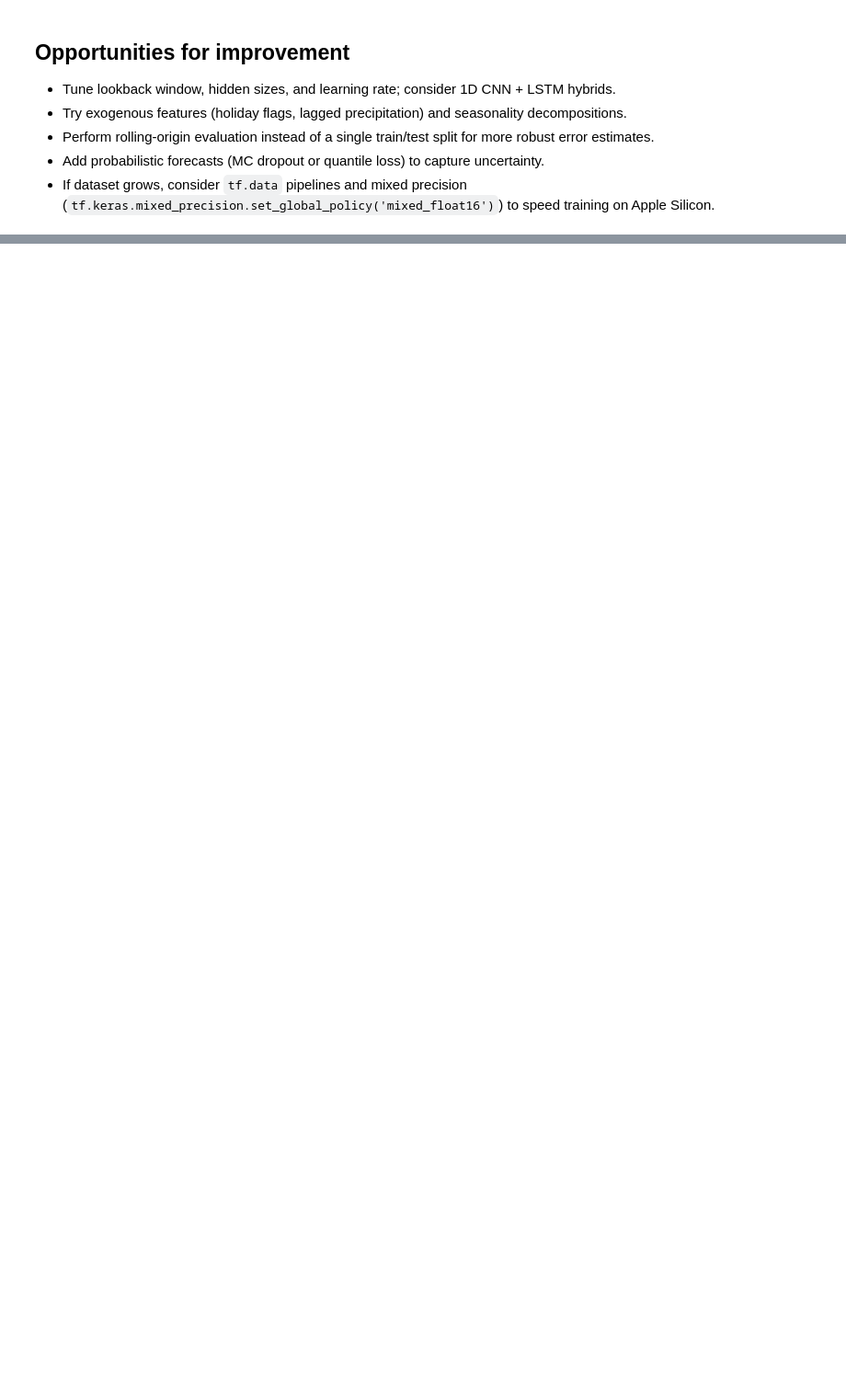
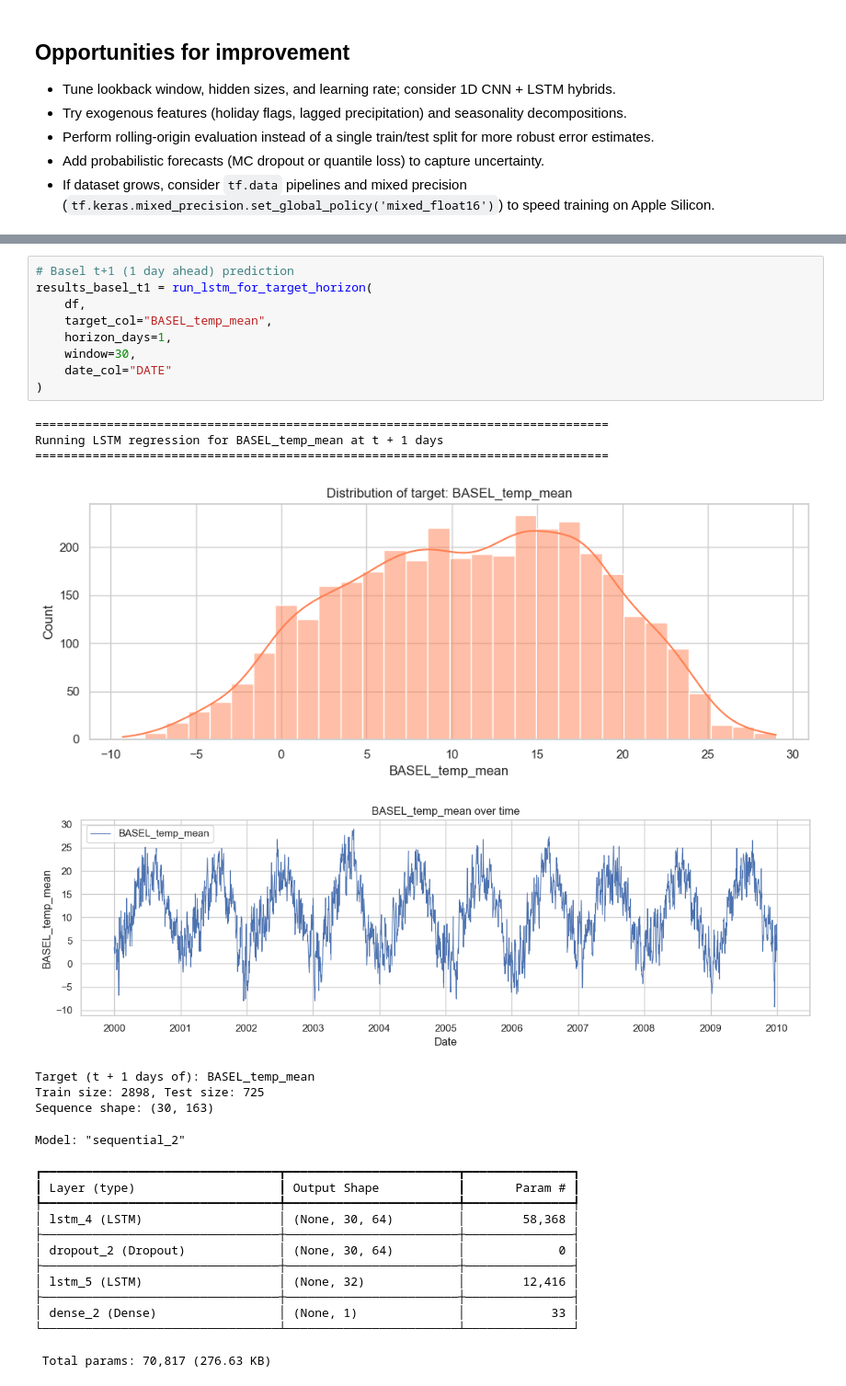
Before and after one commit to sebastian-shirazi/ds3001-final, a Jupyter notebook: weather-prediction-LSTM.ipynb, the cells around one changed output, grey strips where cells are left out. Shown at 92% size. Drawn from its saved outputs; the diff is of its cells as text; blank space fills up the shorter version.

Commit message:
Gives more stuff for LSTM

```diff
--- a/weather-prediction-LSTM.ipynb
+++ b/weather-prediction-LSTM.ipynb
@@ -366,0 +674,31 @@ plt.show()
+# %%
+# Basel t+1 (1 day ahead) prediction
+results_basel_t1 = run_lstm_for_target_horizon(
+    df,
+    target_col="BASEL_temp_mean",
+    horizon_days=1,
+    window=30,
+    date_col="DATE"
+)
+# %% [output]
+================================================================================
+Running LSTM regression for BASEL_temp_mean at t + 1 days
+================================================================================
+[figure, added]
+[figure, added]
+Target (t + 1 days of): BASEL_temp_mean
+Train size: 2898, Test size: 725
+Sequence shape: (30, 163)
+Model: "sequential_2"
+┏━━━━━━━━━━━━━━━━━━━━━━━━━━━━━━━━━┳━━━━━━━━━━━━━━━━━━━━━━━━┳━━━━━━━━━━━━━━━┓
+┃ Layer (type)                    ┃ Output Shape           ┃       Param # ┃
+┡━━━━━━━━━━━━━━━━━━━━━━━━━━━━━━━━━╇━━━━━━━━━━━━━━━━━━━━━━━━╇━━━━━━━━━━━━━━━┩
+│ lstm_4 (LSTM)                   │ (None, 30, 64)         │        58,368 │
+├─────────────────────────────────┼────────────────────────┼───────────────┤
+│ dropout_2 (Dropout)             │ (None, 30, 64)         │             0 │
+├─────────────────────────────────┼────────────────────────┼───────────────┤
+│ lstm_5 (LSTM)                   │ (None, 32)             │        12,416 │
+├─────────────────────────────────┼────────────────────────┼───────────────┤
+│ dense_2 (Dense)                 │ (None, 1)              │            33 │
+└─────────────────────────────────┴────────────────────────┴───────────────┘
+ Total params: 70,817 (276.63 KB)
```
Also changed, not shown: parts of 22 cells of this notebook.
